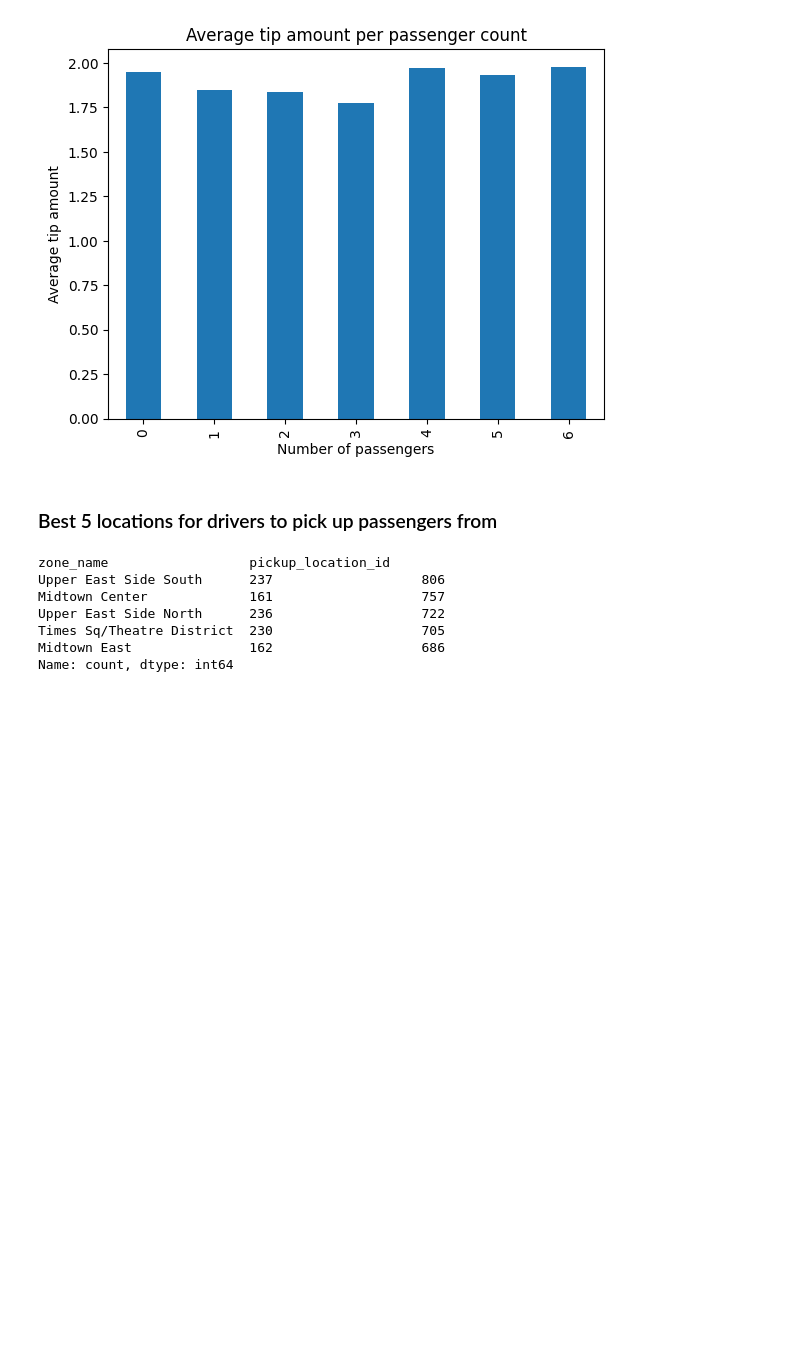
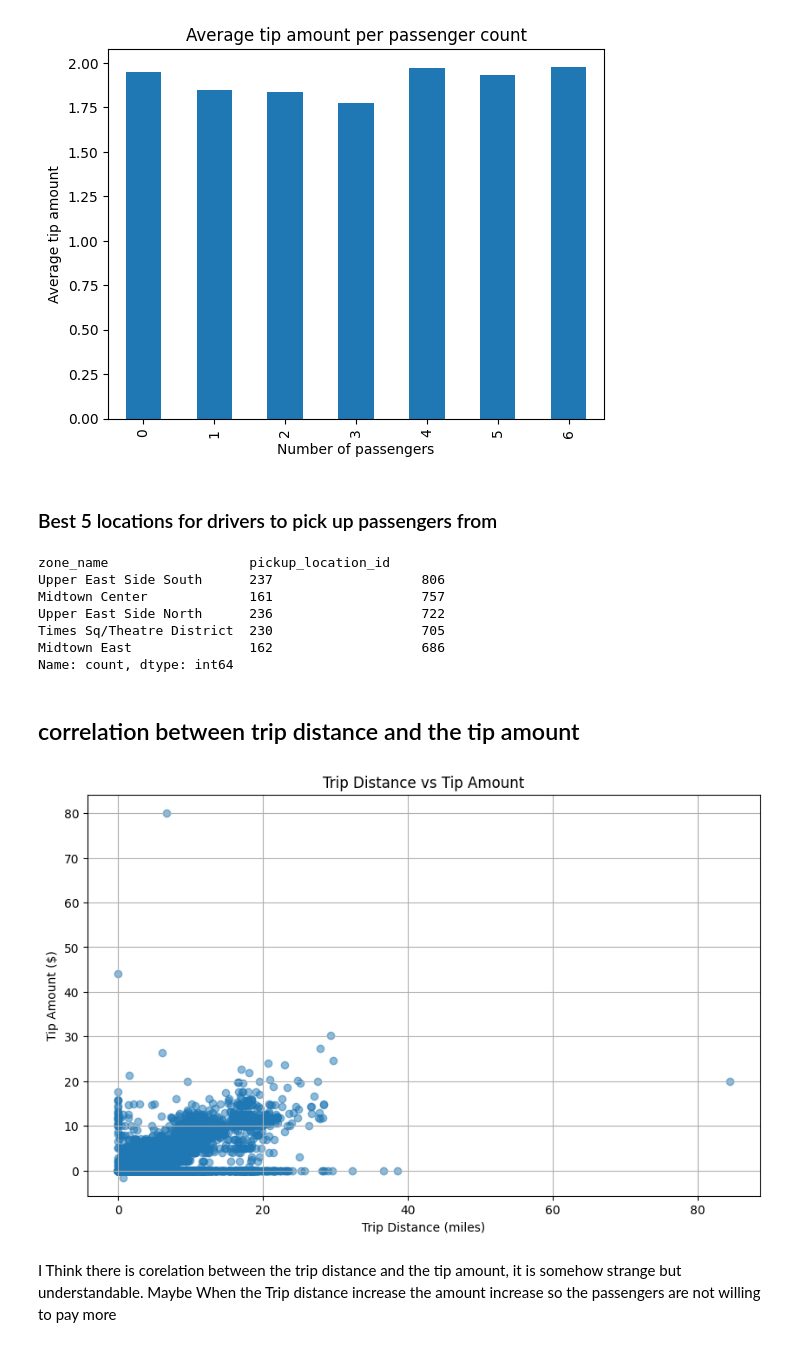
Before and after one commit to yahiaehab10/Python-MongoDB-Cassandra, a Jupyter notebook: PyMongo.ipynb, the cells around one changed output. Drawn from its saved outputs; the diff is of its cells as text; code cells hidden in the pictures; blank space fills up the shorter version.

```diff
--- a/PyMongo.ipynb
+++ b/PyMongo.ipynb
@@ -229,3 +229,24 @@ Upper East Side North      236                   722
 Times Sq/Theatre District  230                   705
 Midtown East               162                   686
 Name: count, dtype: int64
+# %% [markdown]
+## correlation between trip distance and the tip amount
+# %%
+#correlation between trip distance and tip amount
+cursor = collection.find({}, {"trip_distance": 1, "tip_amount": 1})
+
+# Convert cursor to DataFrame
+data = pd.DataFrame(list(cursor))
+
+# Create a scatter plot
+plt.figure(figsize=(10, 6))
+plt.scatter(data['trip_distance'], data['tip_amount'], alpha=0.5)
+plt.title('Trip Distance vs Tip Amount')
+plt.xlabel('Trip Distance (miles)')
+plt.ylabel('Tip Amount ($)')
+plt.grid(True)
+plt.show()
+# %% [output]
+[figure, added]
+# %% [markdown]
+I Think there is corelation between the trip distance and the tip amount, it is somehow strange but understandable. Maybe When the Trip distance increase the amount increase so the passengers are not willing to pay more
```
